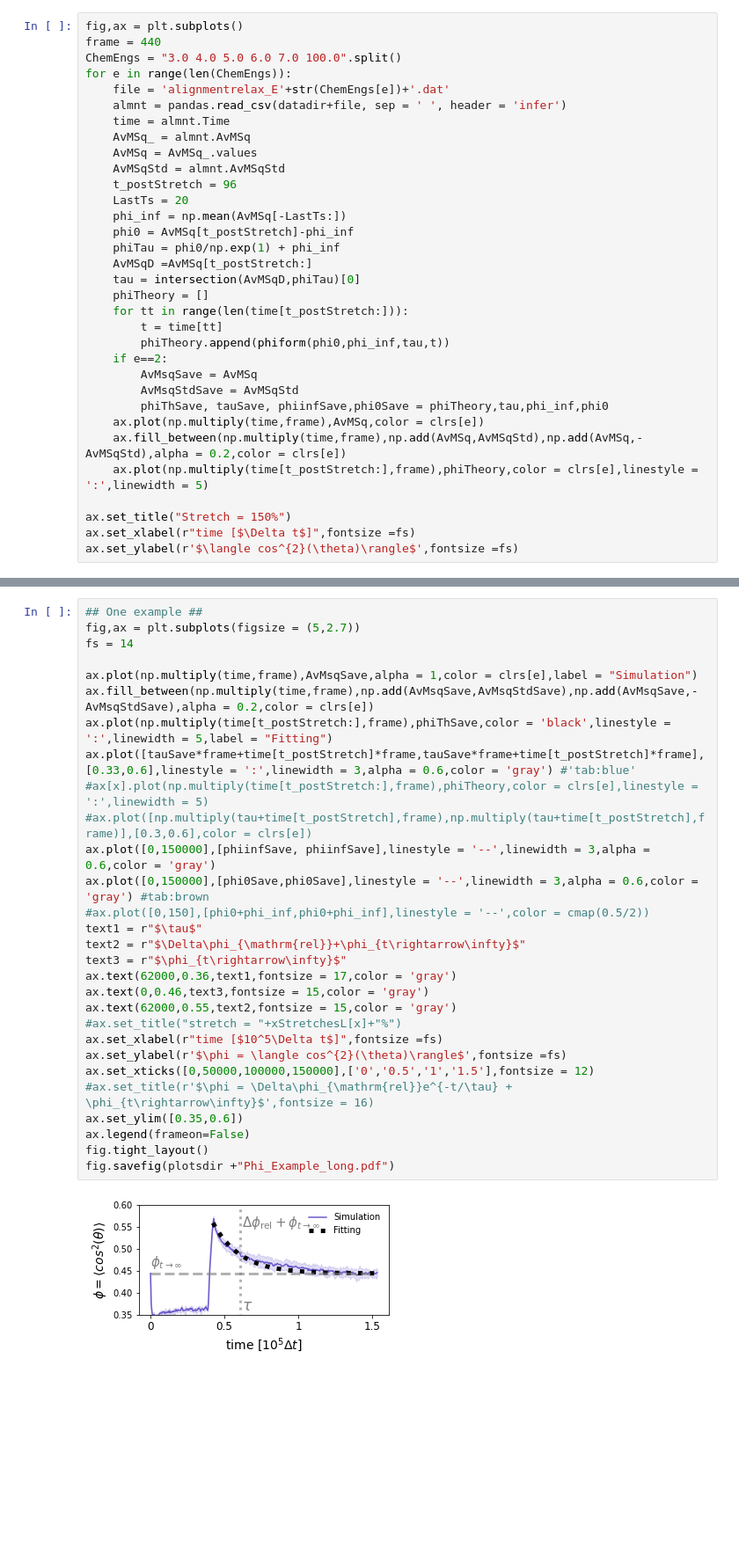
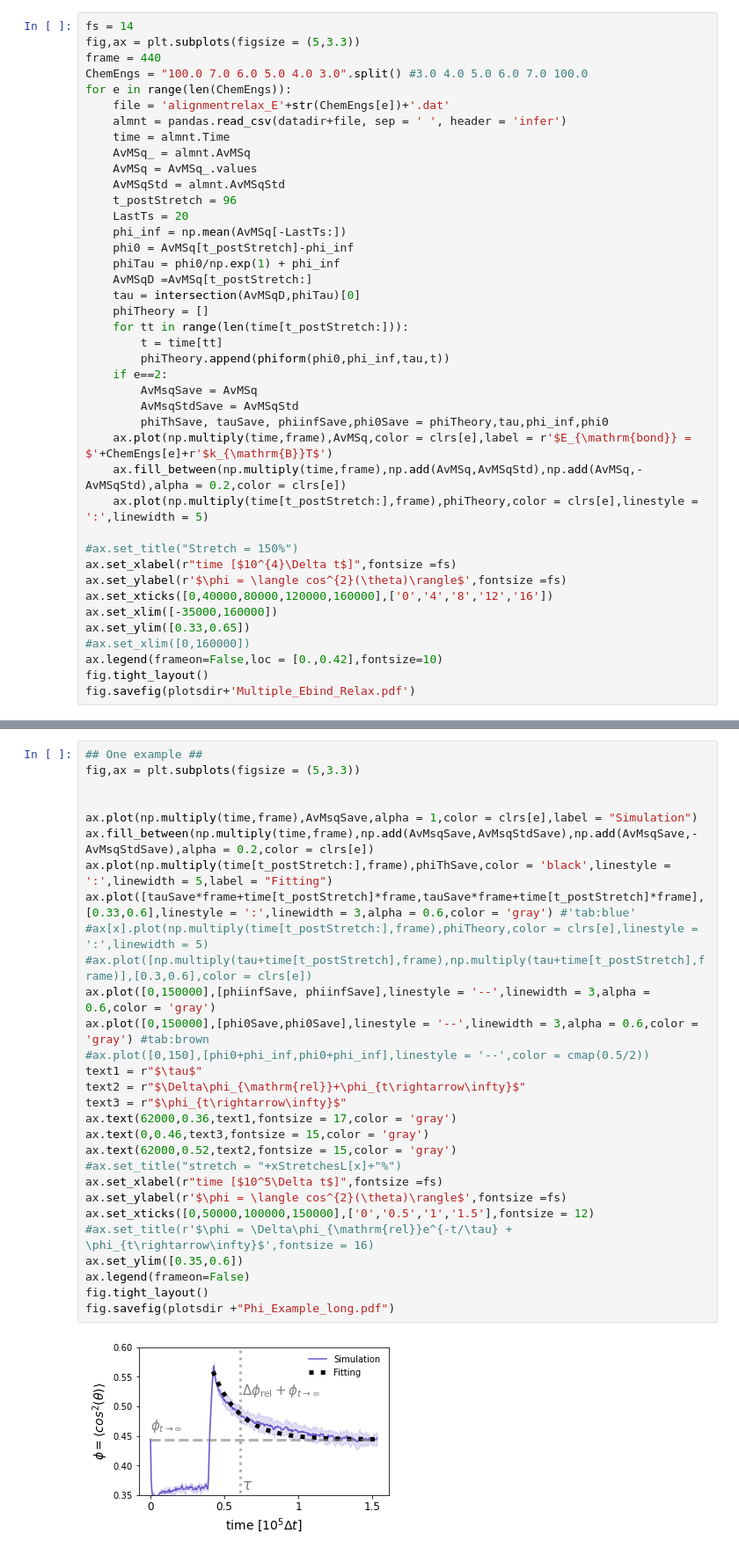
Before and after one commit to Billie1717/CollagenIVProject, a Jupyter notebook: Data_and_Figures/TechnicalProject/Fig_Relaxation/AlignmentRelaxation.ipynb, the cells around one changed output, grey strips where cells are left out. Shown at 88% size. Drawn from its saved outputs; the diff is of its cells as text; blank space fills up the shorter version.

Commit message:
Made some plots for thesis

```diff
--- a/Data_and_Figures/TechnicalProject/Fig_Relaxation/AlignmentRelaxation.ipynb
+++ b/Data_and_Figures/TechnicalProject/Fig_Relaxation/AlignmentRelaxation.ipynb
@@ -31,9 +31,10 @@ def intersection(y,y0):
     x = diff.index(diff2[0])
     return x , diff[x]
 # %%
-fig,ax = plt.subplots()
+fs = 14
+fig,ax = plt.subplots(figsize = (5,3.3))
 frame = 440
-ChemEngs = "3.0 4.0 5.0 6.0 7.0 100.0".split()
+ChemEngs = "100.0 7.0 6.0 5.0 4.0 3.0".split() #3.0 4.0 5.0 6.0 7.0 100.0
 for e in range(len(ChemEngs)):
     file = 'alignmentrelax_E'+str(ChemEngs[e])+'.dat'
     almnt = pandas.read_csv(datadir+file, sep = ' ', header = 'infer')
@@ -56,11 +57,18 @@ for e in range(len(ChemEngs)):
         AvMsqSave = AvMSq
         AvMsqStdSave = AvMSqStd
         phiThSave, tauSave, phiinfSave,phi0Save = phiTheory,tau,phi_inf,phi0
-    ax.plot(np.multiply(time,frame),AvMSq,color = clrs[e])
+    ax.plot(np.multiply(time,frame),AvMSq,color = clrs[e],label = r'$E_{\mathrm{bond}} = $'+ChemEngs[e]+r'$k_{\mathrm{B}}T$')
     ax.fill_between(np.multiply(time,frame),np.add(AvMSq,AvMSqStd),np.add(AvMSq,-AvMSqStd),alpha = 0.2,color = clrs[e])
     ax.plot(np.multiply(time[t_postStretch:],frame),phiTheory,color = clrs[e],linestyle = ':',linewidth = 5)
 
-ax.set_title("Stretch = 150%")
-ax.set_xlabel(r"time [$\Delta t$]",fontsize =fs)
-ax.set_ylabel(r'$\langle cos^{2}(\theta)\rangle$',fontsize =fs)
+#ax.set_title("Stretch = 150%")
+ax.set_xlabel(r"time [$10^{4}\Delta t$]",fontsize =fs)
+ax.set_ylabel(r'$\phi = \langle cos^{2}(\theta)\rangle$',fontsize =fs)
+ax.set_xticks([0,40000,80000,120000,160000],['0','4','8','12','16'])
+ax.set_xlim([-35000,160000])
+ax.set_ylim([0.33,0.65])
+#ax.set_xlim([0,160000])
+ax.legend(frameon=False,loc = [0.,0.42],fontsize=10)
+fig.tight_layout()
+fig.savefig(plotsdir+'Multiple_Ebind_Relax.pdf')
 # %% [output]
@@ -69,31 +76,31 @@ Text(0, 0.5, '$\\langle cos^{2}(\\theta)\\rangle$')
 # %%
 ## One example ##
-fig,ax = plt.subplots(figsize = (5,2.7))
-fs = 14
+fig,ax = plt.subplots(figsize = (5,3.3))
+
 
 ax.plot(np.multiply(time,frame),AvMsqSave,alpha = 1,color = clrs[e],label = "Simulation")
 ax.fill_between(np.multiply(time,frame),np.add(AvMsqSave,AvMsqStdSave),np.add(AvMsqSave,-AvMsqStdSave),alpha = 0.2,color = clrs[e])
 ax.plot(np.multiply(time[t_postStretch:],frame),phiThSave,color = 'black',linestyle = ':',linewidth = 5,label = "Fitting")
 ax.plot([tauSave*frame+time[t_postStretch]*frame,tauSave*frame+time[t_postStretch]*frame],[0.33,0.6],linestyle = ':',linewidth = 3,alpha = 0.6,color = 'gray') #'tab:blue'
 #ax[x].plot(np.multiply(time[t_postStretch:],frame),phiTheory,color = clrs[e],linestyle = ':',linewidth = 5)
 #ax.plot([np.multiply(tau+time[t_postStretch],frame),np.multiply(tau+time[t_postStretch],frame)],[0.3,0.6],color = clrs[e])
 ax.plot([0,150000],[phiinfSave, phiinfSave],linestyle = '--',linewidth = 3,alpha = 0.6,color = 'gray')
 ax.plot([0,150000],[phi0Save,phi0Save],linestyle = '--',linewidth = 3,alpha = 0.6,color = 'gray') #tab:brown
 #ax.plot([0,150],[phi0+phi_inf,phi0+phi_inf],linestyle = '--',color = cmap(0.5/2))
 text1 = r"$\tau$"
 text2 = r"$\Delta\phi_{\mathrm{rel}}+\phi_{t\rightarrow\infty}$"
 text3 = r"$\phi_{t\rightarrow\infty}$"
 ax.text(62000,0.36,text1,fontsize = 17,color = 'gray')
 ax.text(0,0.46,text3,fontsize = 15,color = 'gray')
-ax.text(62000,0.55,text2,fontsize = 15,color = 'gray')
+ax.text(62000,0.52,text2,fontsize = 15,color = 'gray')
 #ax.set_title("stretch = "+xStretchesL[x]+"%")
 ax.set_xlabel(r"time [$10^5\Delta t$]",fontsize =fs)
 ax.set_ylabel(r'$\phi = \langle cos^{2}(\theta)\rangle$',fontsize =fs)
 ax.set_xticks([0,50000,100000,150000],['0','0.5','1','1.5'],fontsize = 12)
 #ax.set_title(r'$\phi = \Delta\phi_{\mathrm{rel}}e^{-t/\tau} + \phi_{t\rightarrow\infty}$',fontsize = 16)
 ax.set_ylim([0.35,0.6])
 ax.legend(frameon=False)
 fig.tight_layout()
 fig.savefig(plotsdir +"Phi_Example_long.pdf")
 # %% [output]
-[figure, old version]
+[figure, new version]
```
Also changed, not shown: parts of 1 cell of this notebook, 10 other files.
